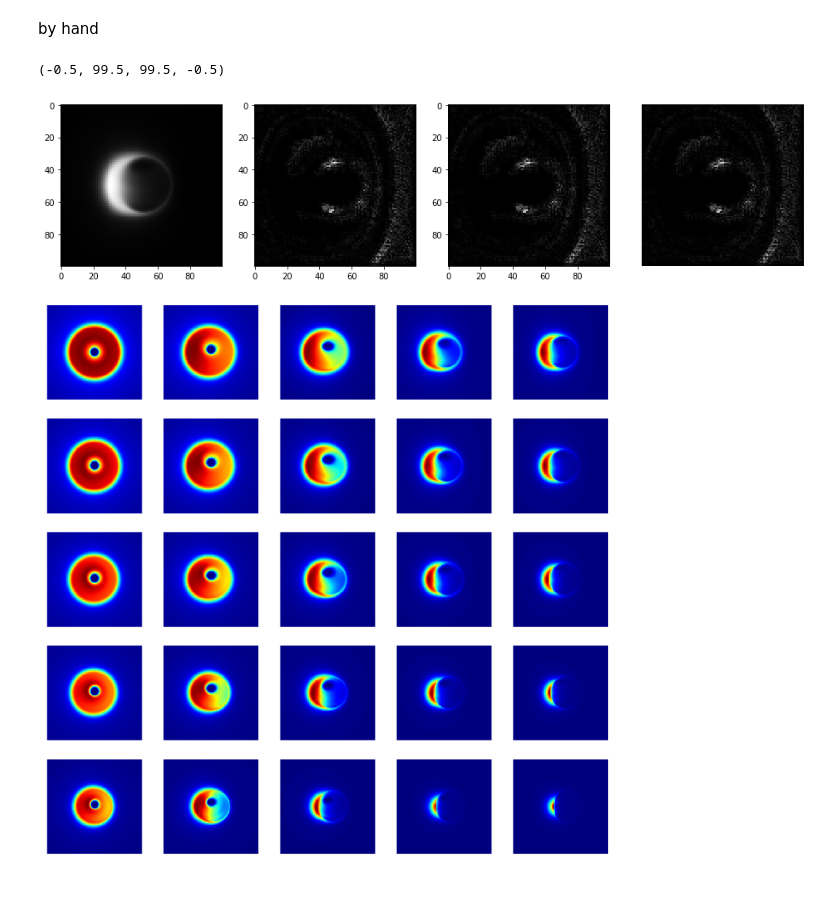
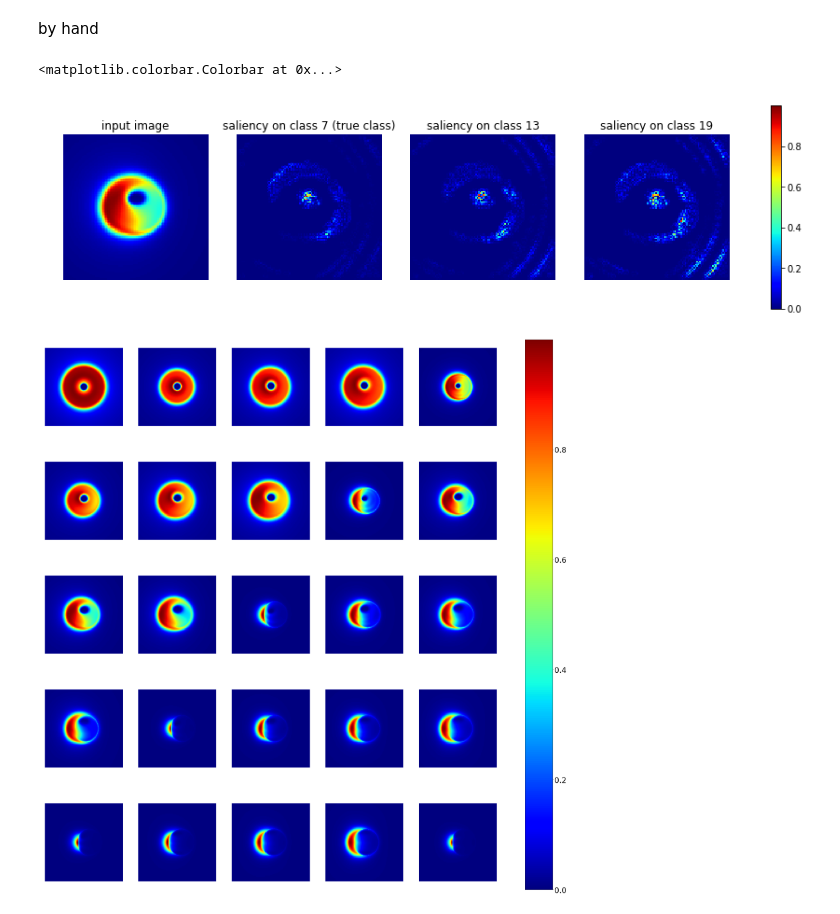
Before and after one commit to iwahle/CS101, a Jupyter notebook: grid_saliency.ipynb, the cells around one changed output. Cells and saved outputs as stored; diff of their text form; code cells hidden in the pictures.

```diff
--- a/grid_saliency.ipynb
+++ b/grid_saliency.ipynb
@@ -56,7 +56,7 @@ def saliency_map(model, class_idx, seed_input):
     ## define derivative d loss / d layer_input
     layer_input       = model.input
     ## This model must already use linear activation for the final layer
-    loss              = model.layers[-1].output[...,0]
+    loss              = model.layers[-1].output[...,class_idx]
     grad_tensor       = K.gradients(loss,layer_input)[0]
 
     # ## create function that evaluate the gradient for a given input
@@ -73,32 +73,44 @@ def saliency_map(model, class_idx, seed_input):
 
     return grads
 # %%
-seed_idx = 1514
+seed_idx = 3787
 
-f, ax = plt.subplots(1, 4, figsize=(16,4))
-ax[0].imshow(X[seed_idx].reshape([100,100]), cmap='gray')
+fig, ax = plt.subplots(1, 4, figsize=(16,4))
+ax[0].imshow(X[seed_idx].reshape([100,100])/np.max(X), cmap='jet')
+ax[0].set_title('input image')
+ax[0].axis('off')
 
 grads = saliency_map(model, y[seed_idx], X[seed_idx])
-ax[1].imshow(grads, cmap='gray')
+ax[1].imshow(grads, cmap='jet', vmin=0, vmax=1)
+ax[1].set_title('saliency on class {} (true class)'.format(y[seed_idx]))
+ax[1].axis('off')
 
-grads = saliency_map(model, (y[seed_idx]+6)//25, X[seed_idx])
-ax[2].imshow(grads, cmap='gray')
+grads = saliency_map(model, (y[seed_idx]+6)%25, X[seed_idx])
+ax[2].imshow(grads, cmap='jet', vmin=0, vmax=1)
+ax[2].set_title('saliency on class {}'.format((y[seed_idx]+6)%25))
+ax[2].axis('off')
 
-grads = saliency_map(model, (y[seed_idx]+12)//25, X[seed_idx])
-ax[3].imshow(grads, cmap='gray')
+grads = saliency_map(model, (y[seed_idx]+12)%25, X[seed_idx])
+p=ax[3].imshow(grads, cmap='jet')
+ax[3].set_title('saliency on class {}'.format((y[seed_idx]+12)%25))
+ax[3].axis('off')
 
-plt.axis('off')
+fig.colorbar(p,ax=ax)
 # %% [output]
-(-0.5, 99.5, 99.5, -0.5)
+<matplotlib.colorbar.Colorbar at 0x...>
-[figure, old version]
+[figure, new version]
 # %%
 idxs = [int(x) for x in np.linspace(0,9089, 25)]
-plt.figure(figsize=(30,30))
+plt.figure(figsize=(40,40))
+axs = []
 for i, seed_idx in enumerate(idxs):
     ax1=plt.subplot(5, 5, i+1)
-    ax1.imshow(X[seed_idx].reshape(100,100), cmap='jet')
+    p=ax1.imshow(X[seed_idx].reshape(100,100)/np.max(X), cmap='jet')
     plt.axis('off')
+    axs.append(ax1)
+cbar = fig.colorbar(p,ax=axs)
+cbar.ax.tick_params(labelsize=30)
 # %% [output]
-[figure, old version]
+[figure, new version]
 # %%
 idxs = [int(x) for x in np.linspace(0,9089, 25)]
```
Also changed, not shown: parts of 19 cells of this notebook, 2 other files.
